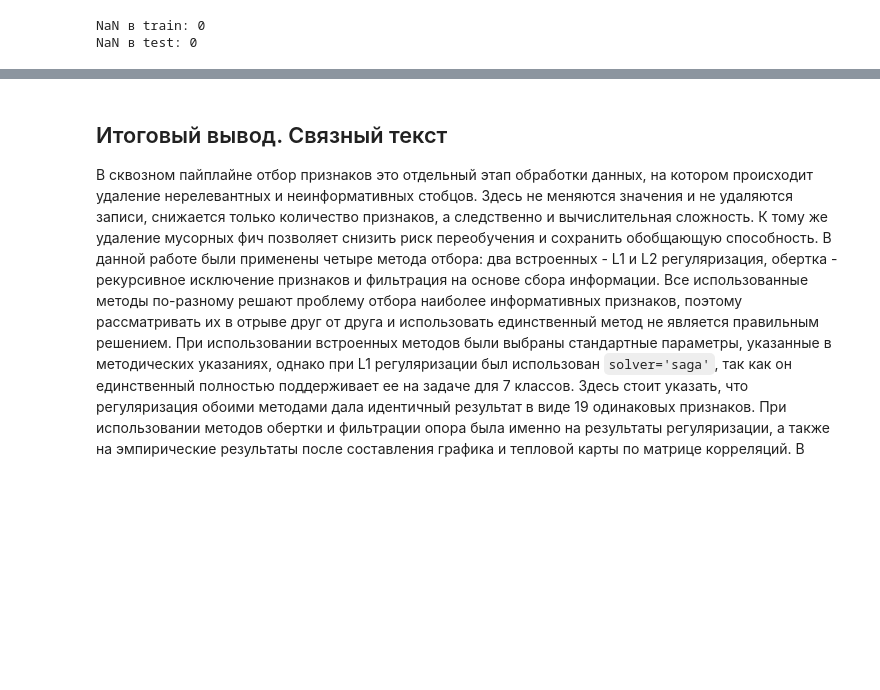
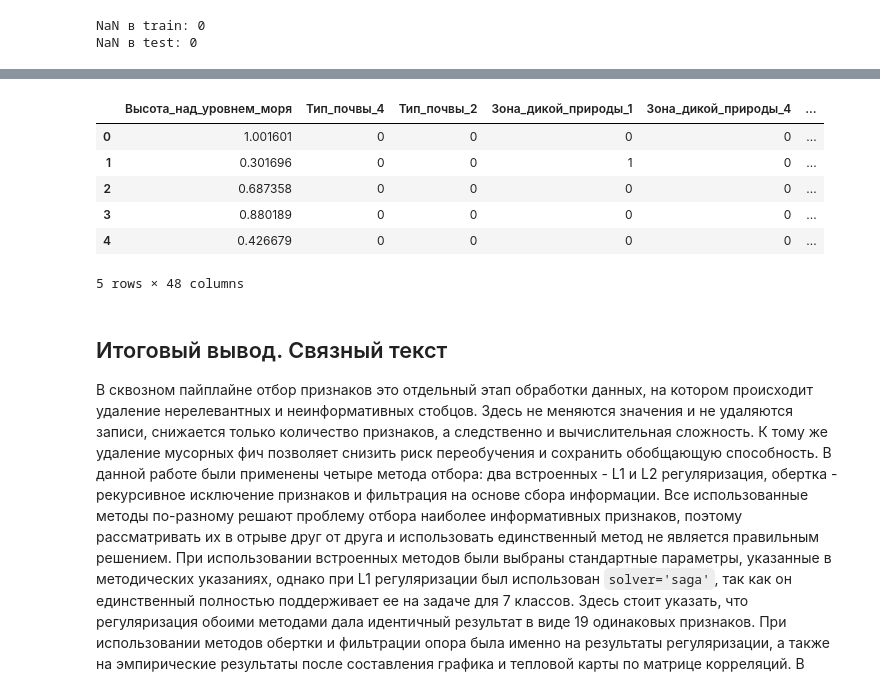
Before and after one commit to xpertdreamer/ooa, a Jupyter notebook: lab_7.ipynb, the cells around one changed output, grey strips where cells are left out. Cells and saved outputs as stored; diff of their text form; code cells hidden in the pictures; blank space fills up the shorter version.

```diff
--- a/lab_7(1).ipynb
+++ b/lab_7.ipynb
@@ -310,12 +310,21 @@ print(dfmet)
 
 Будем рассматривать 4 примененных методов отбора признаков. Распределение по числу голосов показало, что в выборке имеются как устойчивые признаки, попавшие в подмножества всех четырех методов, так и неустойчивые. Кроме того, в некоторых областях таблицы наблюдается группирование с учетом того, что оба метода регуляризации дали идентичные результаты. В финальный датасет будем брать только столбцы, которые попали в выборке 3 или более методов, так как они, судя по статистике являются наиболее информативными.
 # %%
-fin = dfmet[dfmet['Total'] >= 3].index.tolist()
+fin_m = dfmet[dfmet['Total'] >= 3].index.tolist()
+fin_s = [col for col in X_train.columns if col.startswith('Тип_почвы_')]
+fin_w = [col for col in X_train.columns if col.startswith('Зона_дикой_природы')]
+fin = list(dict.fromkeys(fin_m + fin_s + fin_w))
+
 X_train_f = X_train[fin].copy()
 X_test_f = X_test[fin].copy()
 
 print(f"NaN в train: {X_train_f.isnull().sum().sum()}")
 print(f"NaN в test: {X_test_f.isnull().sum().sum()}")
+
+train_out = X_train_f.copy()
+train_out['Тип_лесного_покрова'] = y_train.values
+test_out = X_test_f.copy()
+test_out['Тип_лесного_покрова'] = y_test.values
 # %% [output]
 NaN в train: 0
 NaN в test: 0
@@ -328,3 +354,13 @@ Test до: (116194, 54)   после: (116194, 17)
+# %%
+train_out.head()
+# %% [output]
+|  | Высота_над_уровнем_моря | Тип_почвы_4 | Тип_почвы_2 | Зона_дикой_природы_1 | Зона_дикой_природы_4 | ... |
+| 0 | 1.001601 | 0 | 0 | 0 | 0 | ... |
+| 1 | 0.301696 | 0 | 0 | 1 | 0 | ... |
+| 2 | 0.687358 | 0 | 0 | 0 | 0 | ... |
+| 3 | 0.880189 | 0 | 0 | 0 | 0 | ... |
+| 4 | 0.426679 | 0 | 0 | 0 | 0 | ... |
+5 rows × 48 columns
 # %%
 train_out.to_csv('covtype-7-s.csv', index=False)
 test_out.to_csv('covtype-7-test-s.csv', index=False)
```
Also changed, not shown: parts of 6 cells of this notebook.
